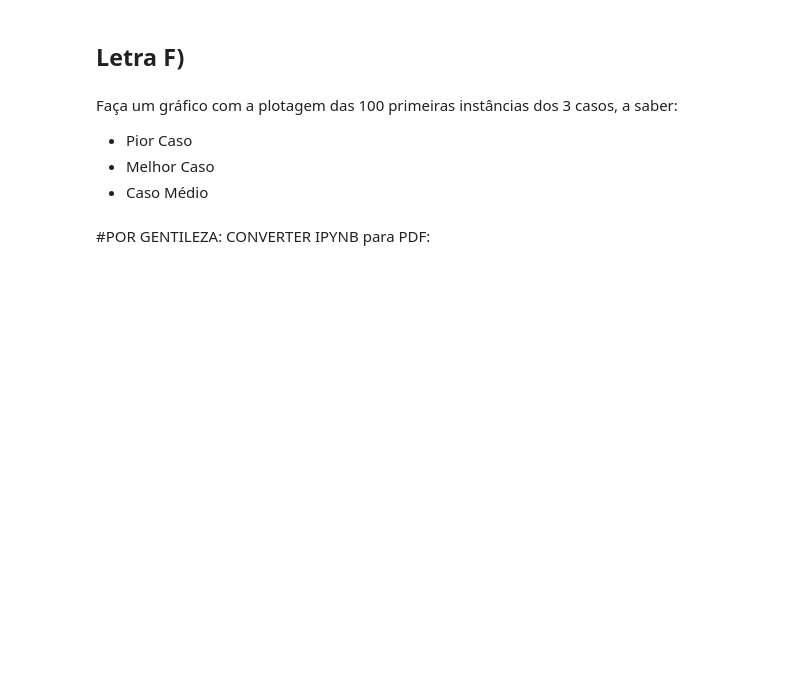
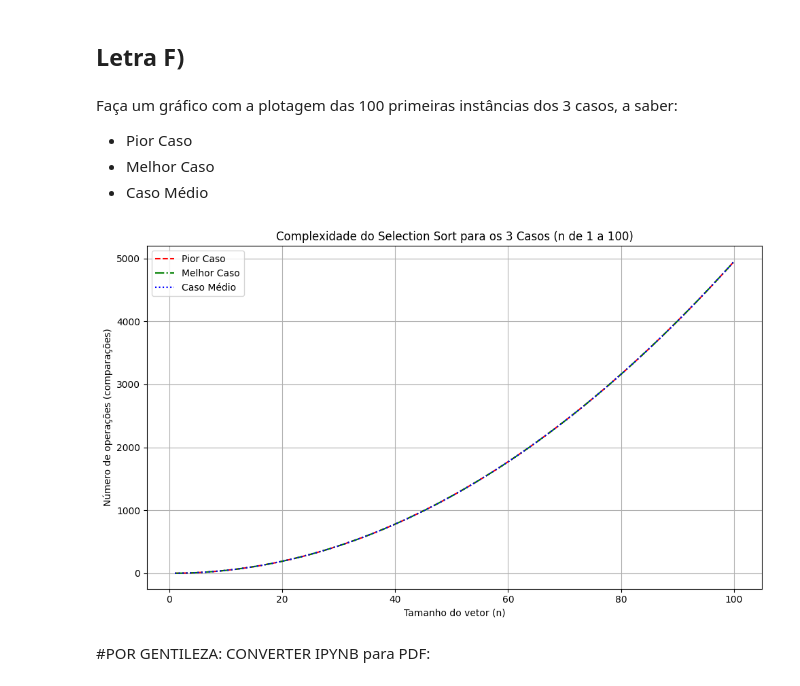
Before and after one commit to PauloRhyanK/ProjetoeAnaliseAlgoritimos, a Jupyter notebook: trabalho_analise_de_complexidade.ipynb, the cells around one changed output. Saved outputs shown, nothing was run; the diff lists cells and outputs as text; code cells hidden in the pictures; blank space fills up the shorter version.

```diff
--- a/trabalho_analise_de_complexidade.ipynb
+++ b/trabalho_analise_de_complexidade.ipynb
@@ -111,3 +111,29 @@ array([33, 41, 44, 45, 52, 66, 74, 80, 82, 91])
+# %%
+def selection_sort_operations(n):
+    return n * (n - 1) // 2
+
+def LetraE():
+  # Gerando valores de n de 1 a 100
+  n_values = np.arange(1, 101)
+
+  # Calculando as operações para cada n (iguais para todos os casos no Selection Sort)
+  pior_caso = [selection_sort_operations(n) for n in n_values]
+  melhor_caso = [selection_sort_operations(n) for n in n_values]
+  caso_medio = [selection_sort_operations(n) for n in n_values]
+
+  # Plotando o gráfico
+  plt.figure(figsize=(10, 6))
+  plt.plot(n_values, pior_caso, label='Pior Caso', color='red', linestyle='--')
+  plt.plot(n_values, melhor_caso, label='Melhor Caso', color='green', linestyle='-.')
+  plt.plot(n_values, caso_medio, label='Caso Médio', color='blue', linestyle=':')
+
+  plt.title('Complexidade do Selection Sort para os 3 Casos (n de 1 a 100)')
+  plt.xlabel('Tamanho do vetor (n)')
+  plt.ylabel('Número de operações (comparações)')
+  plt.legend()
+  plt.grid(True)
+  plt.tight_layout()
+  plt.show()
 # %% [markdown]
 # EXERCÍCIOS
 # %% [markdown]
@@ -180,6 +417,10 @@ Faça um gráfico com a plotagem das 100 primeiras instâncias dos 3 casos, a sa
 *   Pior Caso
 *   Melhor Caso
 *   Caso Médio
+# %%
+LetraE()
+# %% [output]
+[figure, added]
 # %% [markdown]
 #POR GENTILEZA: CONVERTER IPYNB para PDF:
 # %% [markdown]
```
Also changed, not shown: parts of 14 cells of this notebook.
